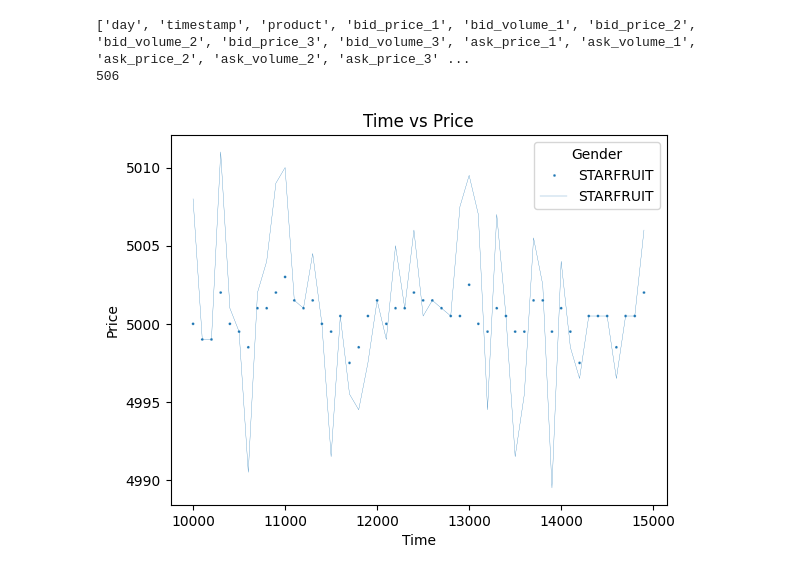
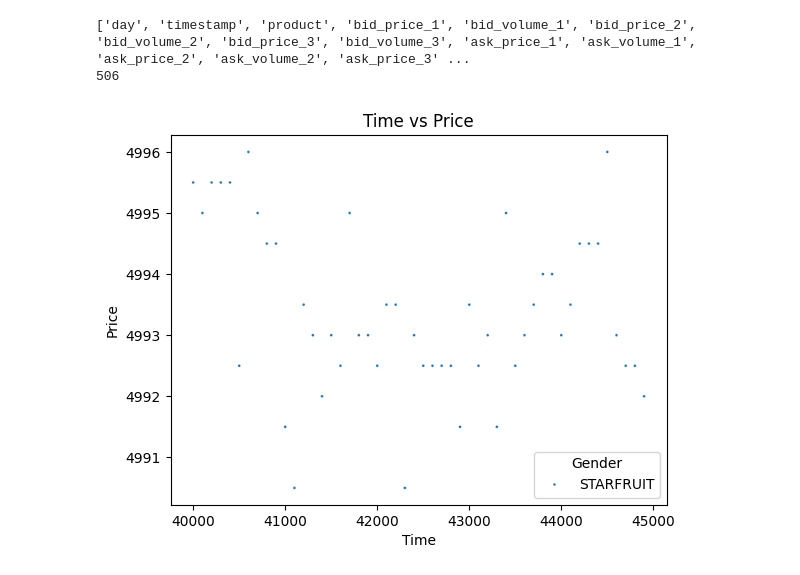
Before and after one commit to VincentG03/IMC-Poverty, a Jupyter notebook: Ziheng/test_volume.ipynb, the cells around one changed output. Saved outputs shown, nothing was run; the diff lists cells and outputs as text; code cells hidden in the pictures.

```diff
--- a/Ziheng/test_volume.ipynb
+++ b/Ziheng/test_volume.ipynb
@@ -55,16 +55,16 @@ print(avg_inbalance())
 # %%
 df
 # %%
-sns.scatterplot(data=df[df['product'] == 'STARFRUIT'].iloc[100:150], x='timestamp', y='mid_price', hue='product', s = 4, color="red")
+sns.scatterplot(data=df[df['product'] == 'STARFRUIT'].iloc[400:450], x='timestamp', y='mid_price', hue='product', s = 4, color="red")
 
-sns.lineplot(data=df[df['product'] == 'STARFRUIT'].iloc[100:150], x='timestamp', y='order_bal', hue='product', linewidth=0.2)
+# sns.lineplot(data=df[df['product'] == 'STARFRUIT'].iloc[100:150], x='timestamp', y='order_bal', hue='product', linewidth=0.2)
 
 plt.xlabel("Time")
 plt.ylabel("Price")
 plt.title("Time vs Price")
 
 # Show plot
 plt.legend(title='Gender')
 plt.show()
 # %% [output]
-[figure, old version]
+[figure, new version]
```
Also changed, not shown: 1 other file.
